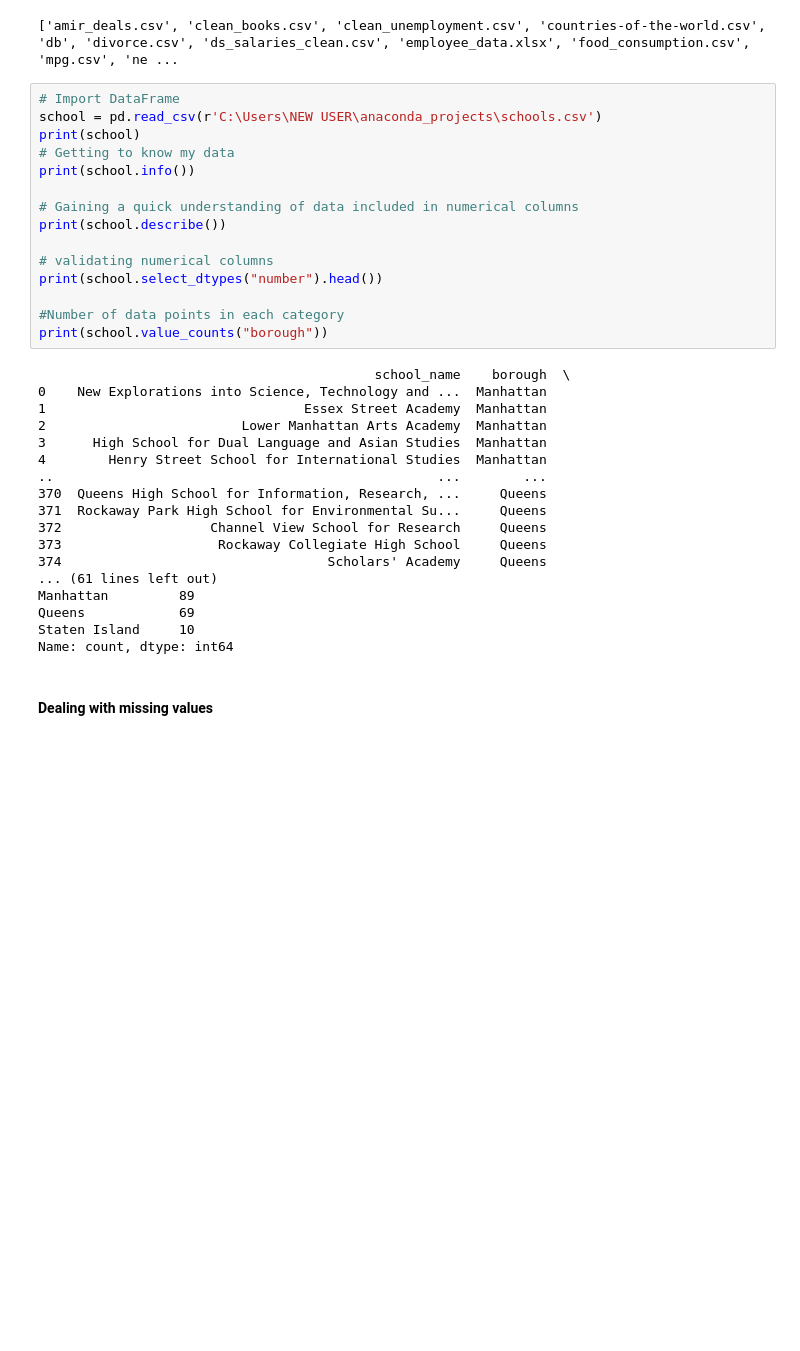
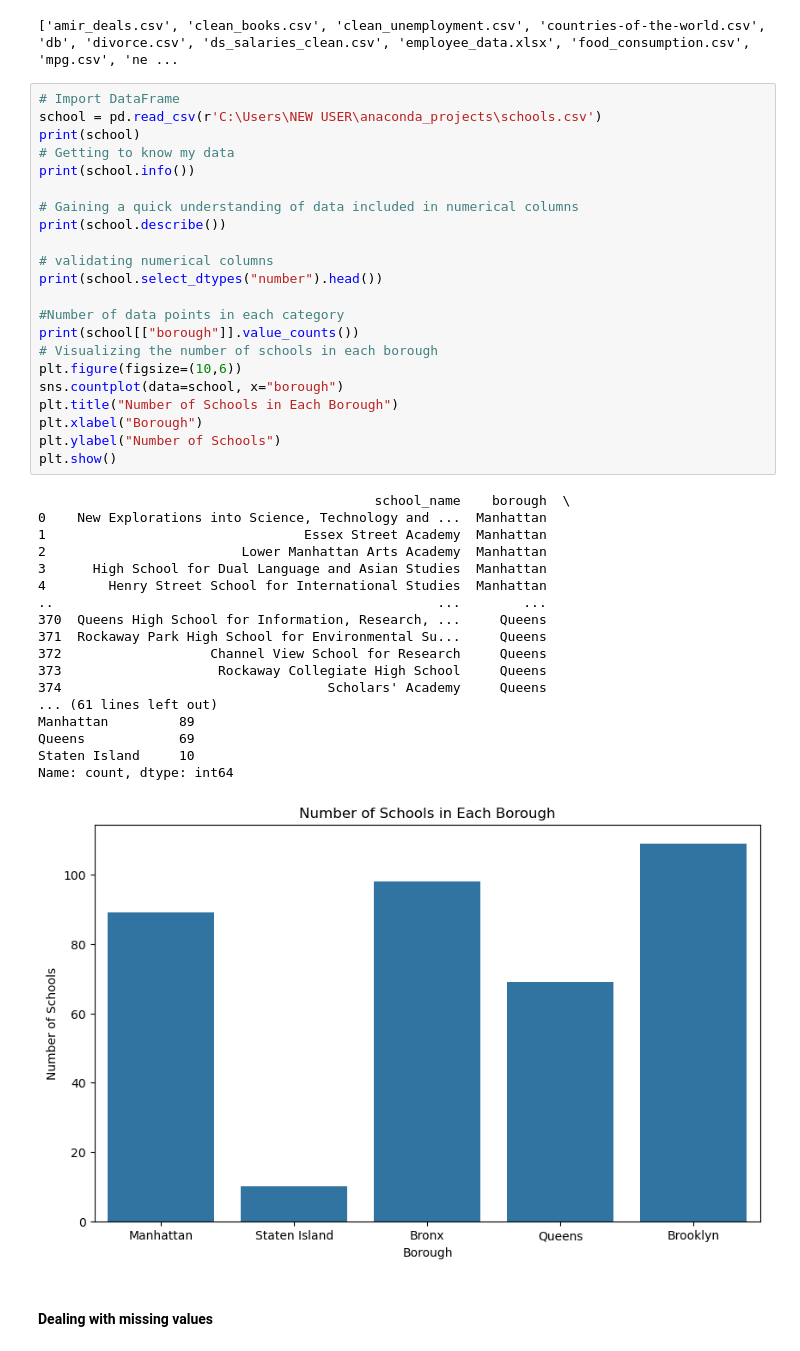
Before and after one commit to UCJPENIEL/Analytics-in-Python-Projects, a Jupyter notebook: Analysis of SAT Performance Across NYC Schools.ipynb, the cells around one changed output. Cells and saved outputs as stored; diff of their text form; blank space fills up the shorter version.

```diff
--- a/Analysis of SAT Performance Across NYC Schools.ipynb
+++ b/Analysis of SAT Performance Across NYC Schools.ipynb
@@ -27,34 +27,42 @@ print(os.listdir(r"C:\Users\NEW USER\anaconda_projects"))
 school = pd.read_csv(r'C:\Users\NEW USER\anaconda_projects\schools.csv')
 print(school)
 # Getting to know my data
 print(school.info())
 
 # Gaining a quick understanding of data included in numerical columns
 print(school.describe())
 
 # validating numerical columns
 print(school.select_dtypes("number").head())
 
 #Number of data points in each category
-print(school.value_counts("borough"))
+print(school[["borough"]].value_counts())
+# Visualizing the number of schools in each borough
+plt.figure(figsize=(10,6))
+sns.countplot(data=school, x="borough")
+plt.title("Number of Schools in Each Borough")
+plt.xlabel("Borough")
+plt.ylabel("Number of Schools")
+plt.show()
 # %% [output]
                                            school_name    borough  \
 0    New Explorations into Science, Technology and ...  Manhattan
 1                                 Essex Street Academy  Manhattan
 2                         Lower Manhattan Arts Academy  Manhattan
 3      High School for Dual Language and Asian Studies  Manhattan
 4        Henry Street School for International Studies  Manhattan
 ..                                                 ...        ...
 370  Queens High School for Information, Research, ...     Queens
 371  Rockaway Park High School for Environmental Su...     Queens
 372                   Channel View School for Research     Queens
 373                    Rockaway Collegiate High School     Queens
 374                                  Scholars' Academy     Queens
 ... (61 lines left out)
 Manhattan         89
 Queens            69
 Staten Island     10
 Name: count, dtype: int64
+[figure, added]
 # %% [markdown]
 #### Dealing with missing values
 # %%
```
Also changed, not shown: parts of 4 cells of this notebook, 1 other file.
